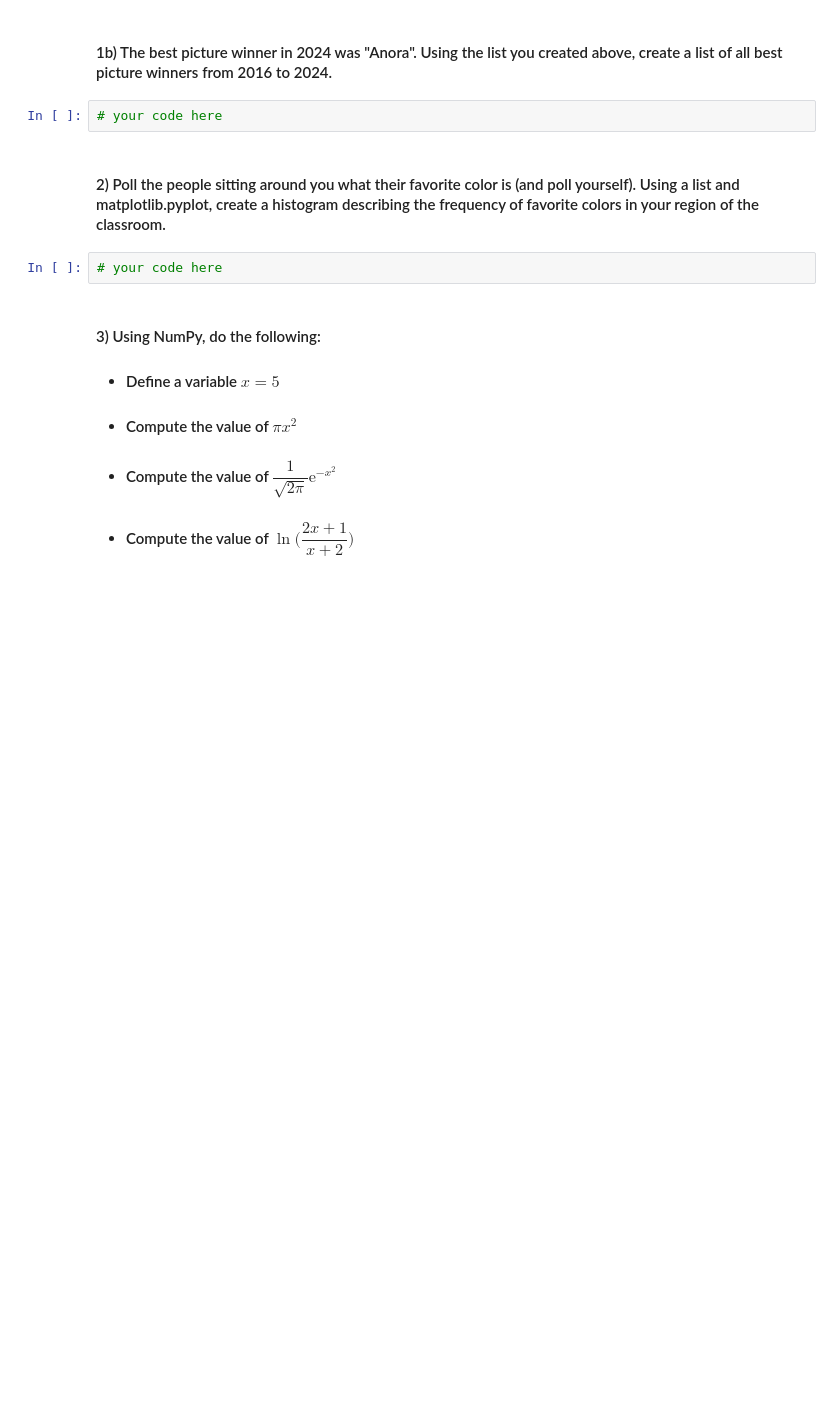
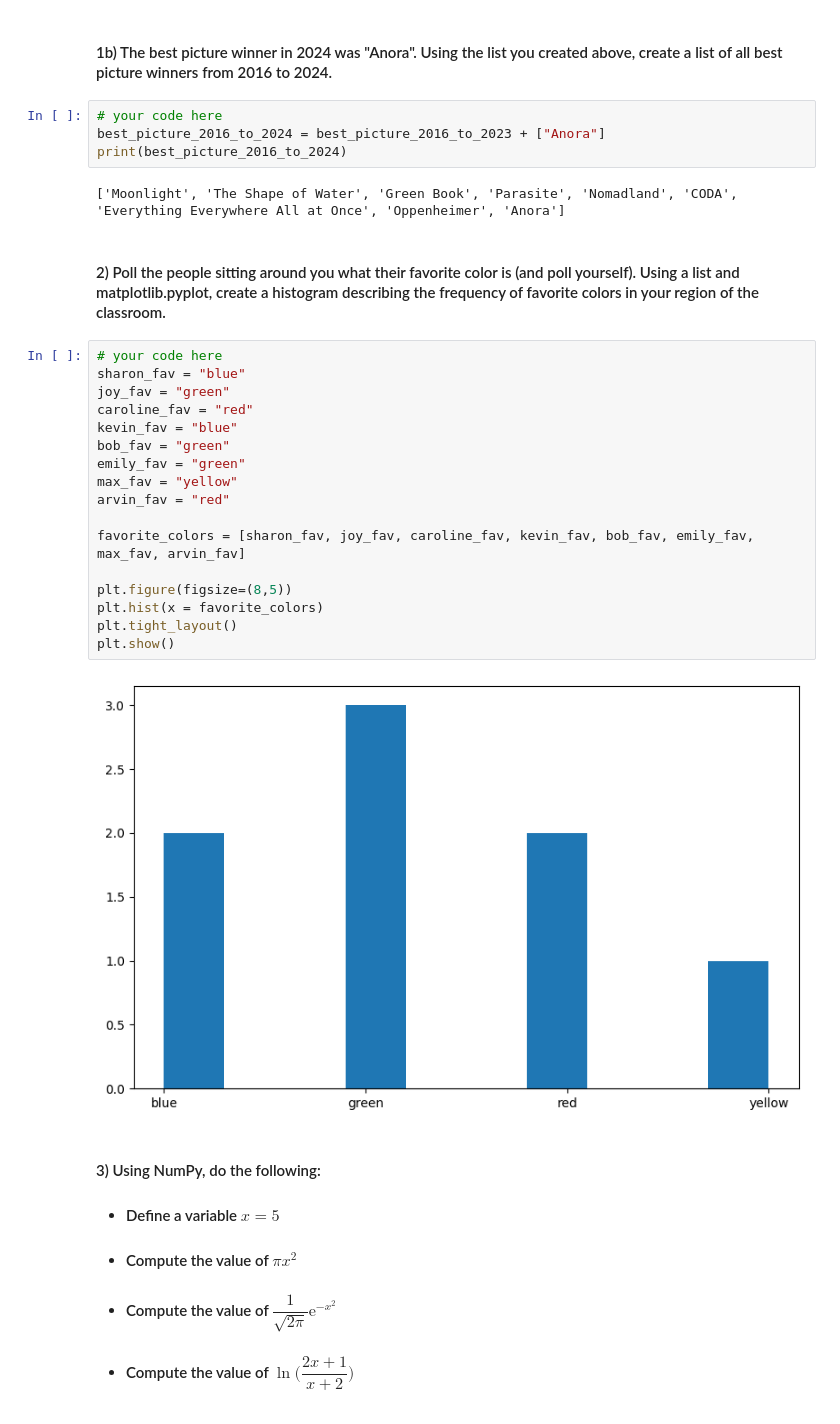
Before and after one commit to joycheng88/qtm151fall2025, a Jupyter notebook: Lecture_05/Lecture5.ipynb, the cells around one changed output. Drawn from its saved outputs; the diff is of its cells as text; blank space fills up the shorter version.

```diff
--- a/Lecture_05/Lecture5.ipynb
+++ b/Lecture_05/Lecture5.ipynb
@@ -360,10 +366,31 @@ best_picture_2020_to_2023 = ["Nomadland", "CODA", "Everything Everywhere All at
 #### 1b) The best picture winner in 2024 was "Anora". Using the list you created above, create a list of all best picture winners from 2016 to 2024.
 # %%
 # your code here
+best_picture_2016_to_2024 = best_picture_2016_to_2023 + ["Anora"]
+print(best_picture_2016_to_2024)
+# %% [output]
+['Moonlight', 'The Shape of Water', 'Green Book', 'Parasite', 'Nomadland', 'CODA', 'Everything Everywhere All at Once', 'Oppenheimer', 'Anora']
 # %% [markdown]
 #### 2) Poll the people sitting around you what their favorite color is (and poll yourself). Using a list and matplotlib.pyplot, create a histogram describing the frequency of favorite colors in your region of the classroom.
 # %%
 # your code here
+sharon_fav = "blue"
+joy_fav = "green"
+caroline_fav = "red"
+kevin_fav = "blue"
+bob_fav = "green"
+emily_fav = "green"
+max_fav = "yellow"
+arvin_fav = "red"
+
+favorite_colors = [sharon_fav, joy_fav, caroline_fav, kevin_fav, bob_fav, emily_fav, max_fav, arvin_fav]
+
+plt.figure(figsize=(8,5))
+plt.hist(x = favorite_colors)
+plt.tight_layout()
+plt.show()
+# %% [output]
+[figure, added]
 # %% [markdown]
 #### 3) Using NumPy, do the following:
 - #### Define a variable $x = 5$
```
Also changed, not shown: parts of 8 cells of this notebook.
